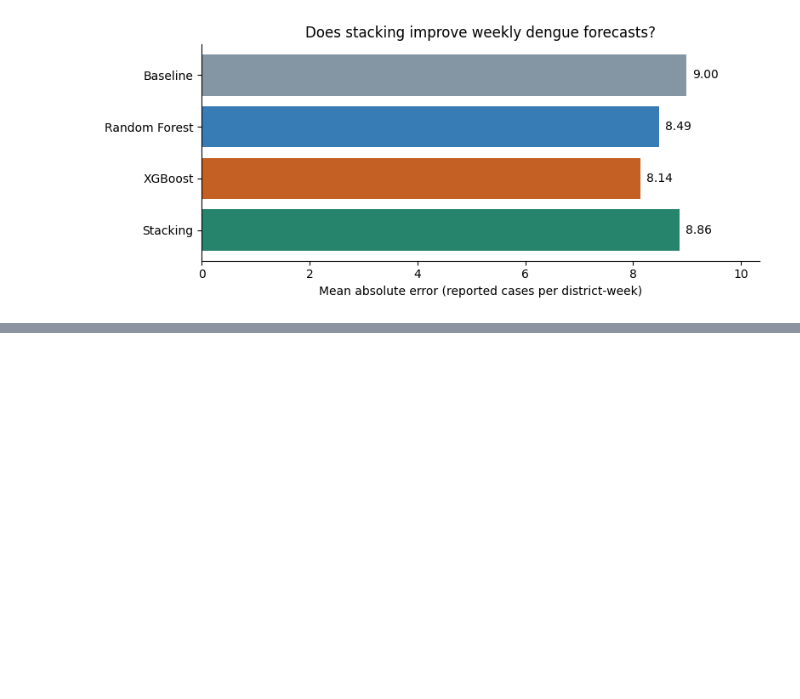
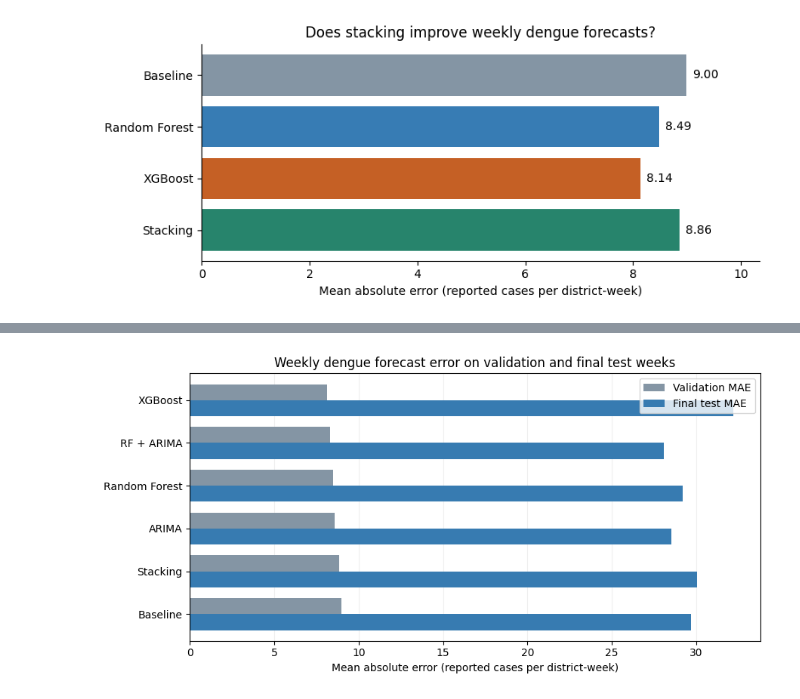
Before and after one commit to Vithu-29/sri-lanka-dengue-forecast, a Jupyter notebook: notebooks/01_explore_dengue_data.ipynb, the cells around one changed output, grey strips where cells are left out. Saved outputs shown, nothing was run; the diff lists cells and outputs as text; code cells hidden in the pictures; blank space fills up the shorter version.

```diff
--- a/notebooks/01_explore_dengue_data.ipynb
+++ b/notebooks/01_explore_dengue_data.ipynb
@@ -712,0 +878,29 @@ plt.show()
+# %%
+test_model_columns = {
+    "baseline_prediction": "Baseline",
+    "rf_prediction": "Random Forest",
+    "xgb_prediction": "XGBoost",
+    "stack_prediction": "Stacking",
+    "arima_prediction": "ARIMA",
+    "hybrid_prediction": "RF + ARIMA",
+}
+
+test_forecasts = test_results[list(test_model_columns)].rename(
+    columns=test_model_columns
+)
+assert test_forecasts.notna().all().all(), "A model has missing test predictions."
+
+test_errors = test_forecasts.sub(test_results["actual_cases"], axis=0).abs()
+test_mae = test_errors.mean()
+
+final_summary = pd.DataFrame({
+    "Validation MAE": all_model_mae,
+    "Final test MAE": test_mae,
+}).sort_values("Validation MAE")
+
+display(final_summary.round(2))
+
+print(f"XGBoost final test MAE: {test_mae['XGBoost']:.2f} cases")
+print(f"Baseline final test MAE: {test_mae['Baseline']:.2f} cases")
+print(f"Lowest observed test MAE: {test_mae.idxmin()} "
+      f"({test_mae.min():.2f} cases)")
@@ -712,0 +918,18 @@ plt.show()
+# %%
+ax = final_summary.plot.barh(
+    figsize=(9, 4.5),
+    color=["#8495a4", "#377bb1"],
+    width=0.75
+)
+
+ax.invert_yaxis()
+ax.set_title("Weekly dengue forecast error on validation and final test weeks")
+ax.set_xlabel("Mean absolute error (reported cases per district-week)")
+ax.set_ylabel("")
+ax.grid(axis="x", alpha=0.2)
+ax.set_axisbelow(True)
+
+plt.tight_layout()
+plt.show()
+# %% [output]
+[figure, added]
```
Also changed, not shown: parts of 17 cells of this notebook.
